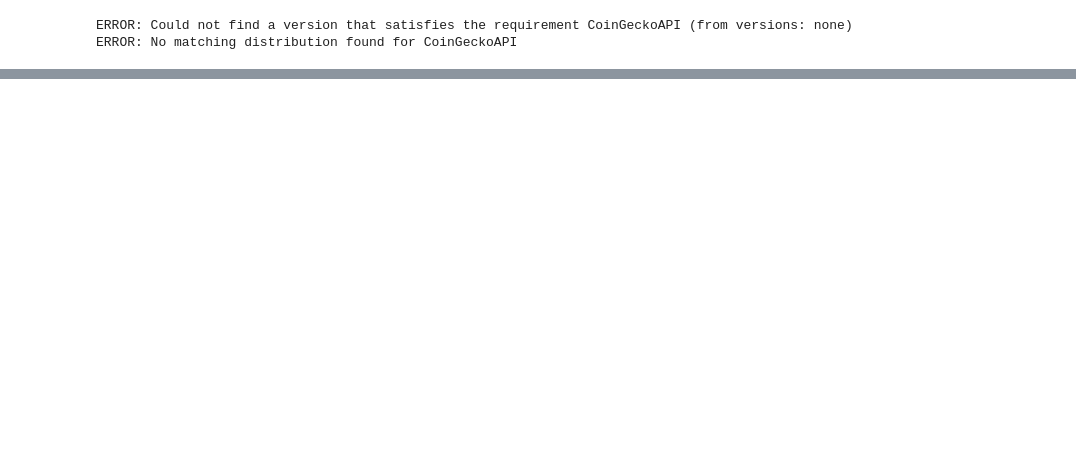
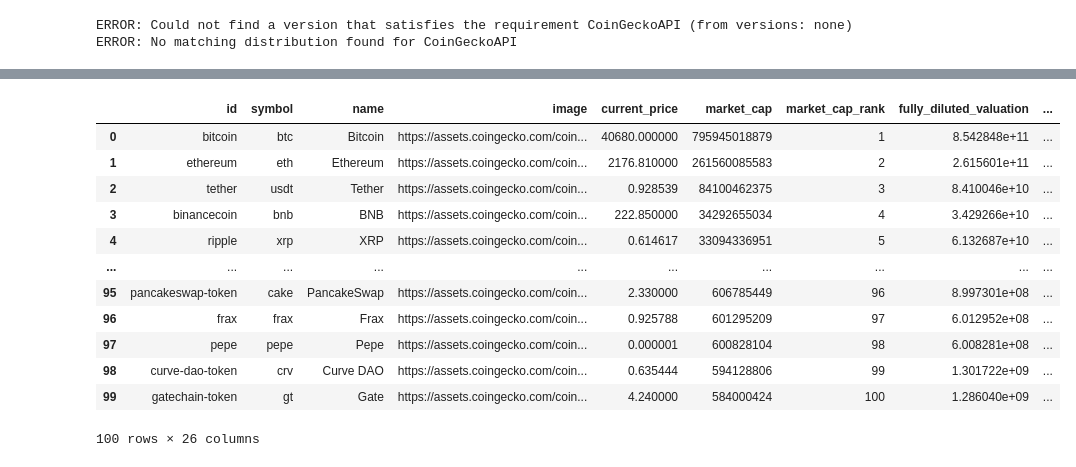
Before and after one commit to Ravindra1972/Anaytics-in-finance-using-Python, a Jupyter notebook: Python_Instruments.ipynb, the cells around one changed output, grey strips where cells are left out. Drawn from its saved outputs; the diff is of its cells as text; code cells hidden in the pictures; blank space fills up the shorter version.

```diff
--- a/Python_Instruments.ipynb
+++ b/Python_Instruments.ipynb
@@ -295,0 +636,17 @@ import pandas as pd
+# %%
+#Get all the coins market data
+pd.DataFrame(cg.get_coins_markets(vs_currency="eur"))
+# %% [output]
+|  | id | symbol | name | image | current_price | market_cap | market_cap_rank | fully_diluted_valuation | ... |
+| 0 | bitcoin | btc | Bitcoin | https://assets.coingecko.com/coin... | 40680.000000 | 795945018879 | 1 | 8.542848e+11 | ... |
+| 1 | ethereum | eth | Ethereum | https://assets.coingecko.com/coin... | 2176.810000 | 261560085583 | 2 | 2.615601e+11 | ... |
+| 2 | tether | usdt | Tether | https://assets.coingecko.com/coin... | 0.928539 | 84100462375 | 3 | 8.410046e+10 | ... |
+| 3 | binancecoin | bnb | BNB | https://assets.coingecko.com/coin... | 222.850000 | 34292655034 | 4 | 3.429266e+10 | ... |
+| 4 | ripple | xrp | XRP | https://assets.coingecko.com/coin... | 0.614617 | 33094336951 | 5 | 6.132687e+10 | ... |
+| ... | ... | ... | ... | ... | ... | ... | ... | ... | ... |
+| 95 | pancakeswap-token | cake | PancakeSwap | https://assets.coingecko.com/coin... | 2.330000 | 606785449 | 96 | 8.997301e+08 | ... |
+| 96 | frax | frax | Frax | https://assets.coingecko.com/coin... | 0.925788 | 601295209 | 97 | 6.012952e+08 | ... |
+| 97 | pepe | pepe | Pepe | https://assets.coingecko.com/coin... | 0.000001 | 600828104 | 98 | 6.008281e+08 | ... |
+| 98 | curve-dao-token | crv | Curve DAO | https://assets.coingecko.com/coin... | 0.635444 | 594128806 | 99 | 1.301722e+09 | ... |
+| 99 | gatechain-token | gt | Gate | https://assets.coingecko.com/coin... | 4.240000 | 584000424 | 100 | 1.286040e+09 | ... |
+100 rows × 26 columns
```
Also changed, not shown: parts of 56 cells of this notebook.
